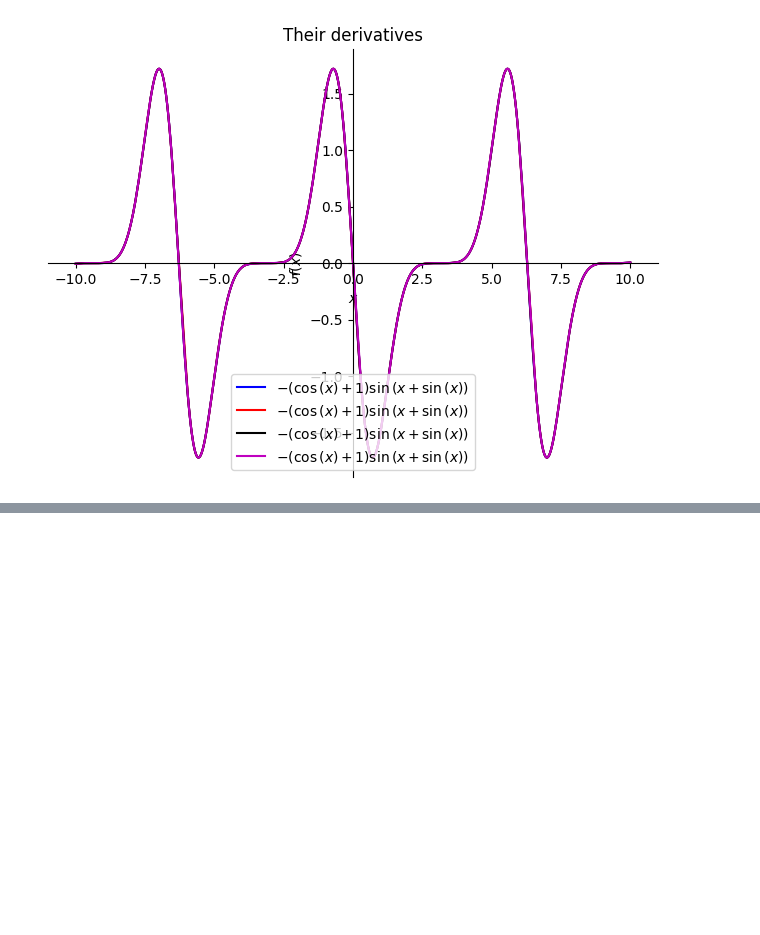
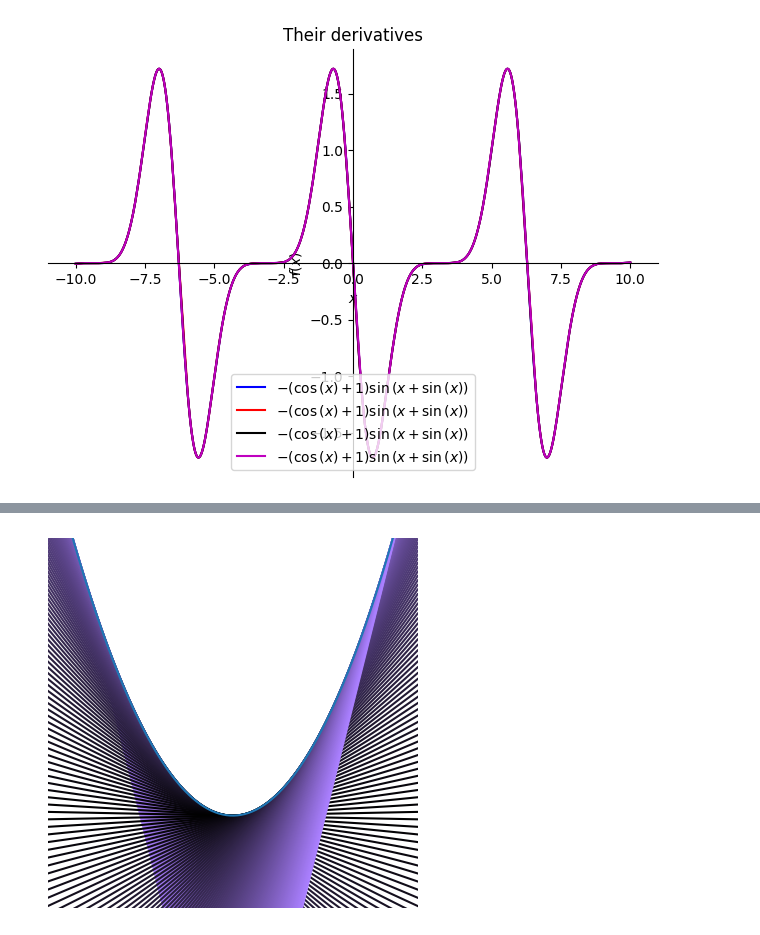
Before and after one commit to yaowenqiang/master_math_by_coding_in_python, a Jupyter notebook: derivative_of_polynomial.ipynb, the cells around one changed output, grey strips where cells are left out. Drawn from its saved outputs; the diff is of its cells as text; code cells hidden in the pictures; blank space fills up the shorter version.

```diff
--- a/derivative_of_polynomial.ipynb
+++ b/derivative_of_polynomial.ipynb
@@ -151,0 +188,24 @@ a + cos(x + sin(x))
+# %%
+def compute_tangent(f, xa, bnds):
+    df = sym.diff(f)
+    fa = f.subs(x,xa)
+    dfa = df.subs(x,xa)
+
+    xx = np.linspace(bnds[0],bnds[1],200)
+    return dfa * (xx -xa) + fa
+# %%
+x = sym.symbols('x')
+f = x**2
+
+xx = np.linspace(-2,2,200)
+ffun = sym.lambdify(x,f)(xx)
+for a in xx:
+    y = compute_tangent(f, a, xx[[0,-1]])
+    plt.plot(xx,y, color=[abs(a)/3,abs(a)/4,abs(a)/2])
+plt.plot(xx, ffun)
+plt.axis('square')
+plt.axis([-2,2,-1,3])
+plt.axis('off')
+plt.show()
+# %% [output]
+[figure, added]
```
Also changed, not shown: parts of 4 cells of this notebook, 1 other file.
